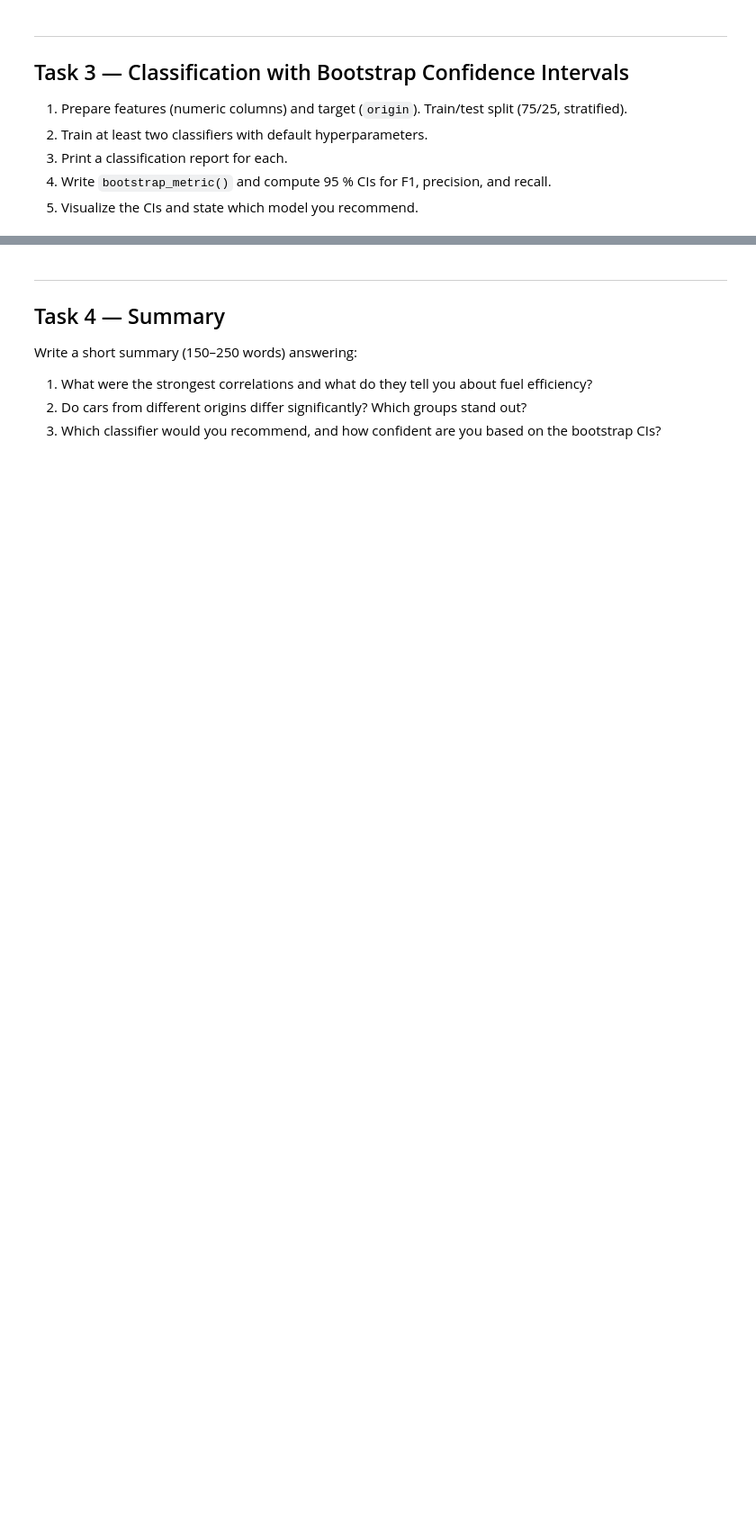
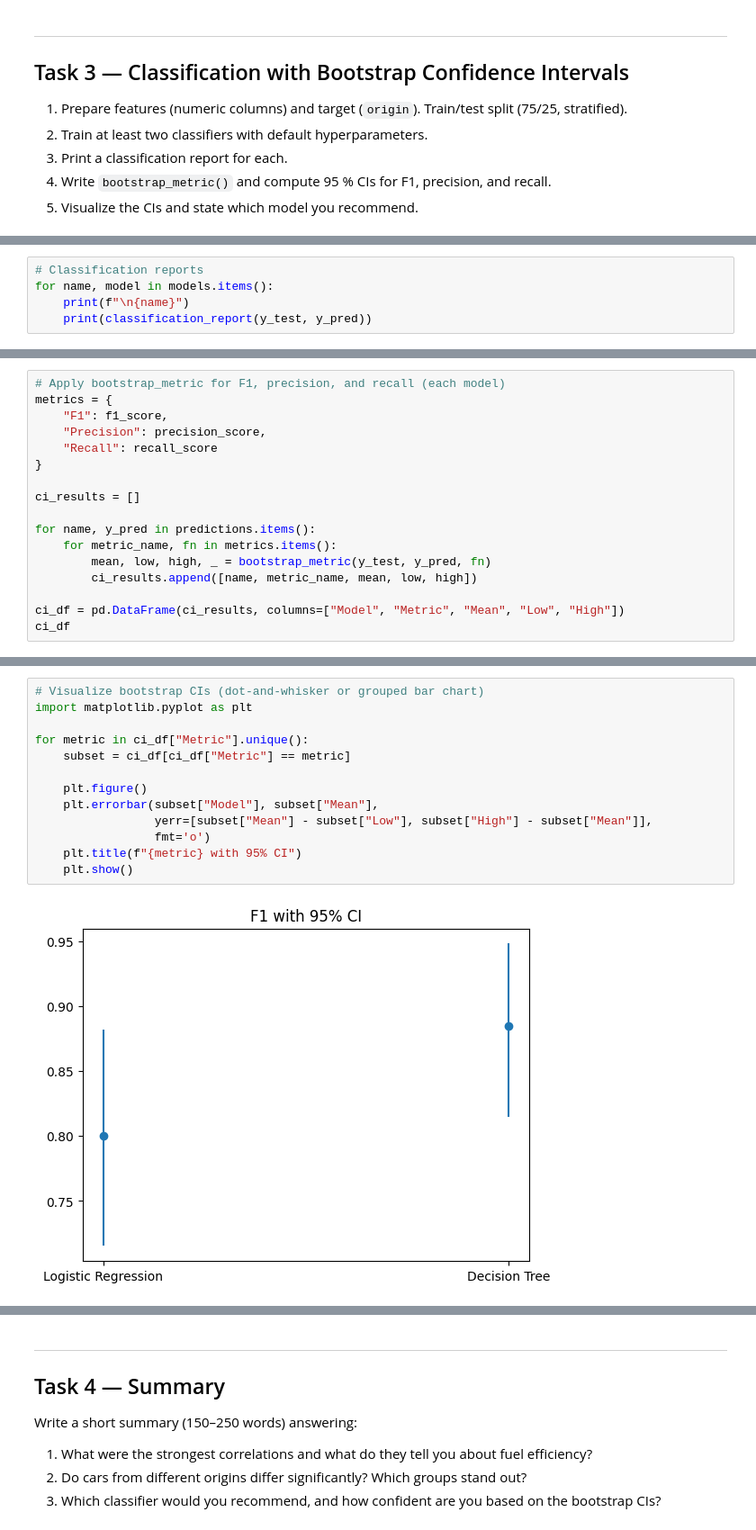
Before and after one commit to Data-AI-IDDA/m3-13-assessment, a Jupyter notebook: m3-13-assessment.ipynb, the cells around one changed output, grey strips where cells are left out. Shown at 90% size. Cells and saved outputs as stored; diff of their text form; blank space fills up the shorter version.

```diff
--- a/m3-13-assessment.ipynb
+++ b/m3-13-assessment.ipynb
@@ -119,0 +257,5 @@ Your answer here…
+# %%
+# Classification reports
+for name, model in models.items():
+    print(f"\n{name}")
+    print(classification_report(y_test, y_pred))
@@ -119,0 +321,17 @@ Your answer here…
+# %%
+# Apply bootstrap_metric for F1, precision, and recall (each model)
+metrics = {
+    "F1": f1_score,
+    "Precision": precision_score,
+    "Recall": recall_score
+}
+
+ci_results = []
+
+for name, y_pred in predictions.items():
+    for metric_name, fn in metrics.items():
+        mean, low, high, _ = bootstrap_metric(y_test, y_pred, fn)
+        ci_results.append([name, metric_name, mean, low, high])
+
+ci_df = pd.DataFrame(ci_results, columns=["Model", "Metric", "Mean", "Low", "High"])
+ci_df
@@ -119,0 +346,15 @@ Your answer here…
+# %%
+# Visualize bootstrap CIs (dot-and-whisker or grouped bar chart)
+import matplotlib.pyplot as plt
+
+for metric in ci_df["Metric"].unique():
+    subset = ci_df[ci_df["Metric"] == metric]
+
+    plt.figure()
+    plt.errorbar(subset["Model"], subset["Mean"],
+                 yerr=[subset["Mean"] - subset["Low"], subset["High"] - subset["Mean"]],
+                 fmt='o')
+    plt.title(f"{metric} with 95% CI")
+    plt.show()
+# %% [output]
+[figure, added]
```
Also changed, not shown: parts of 36 cells of this notebook.
